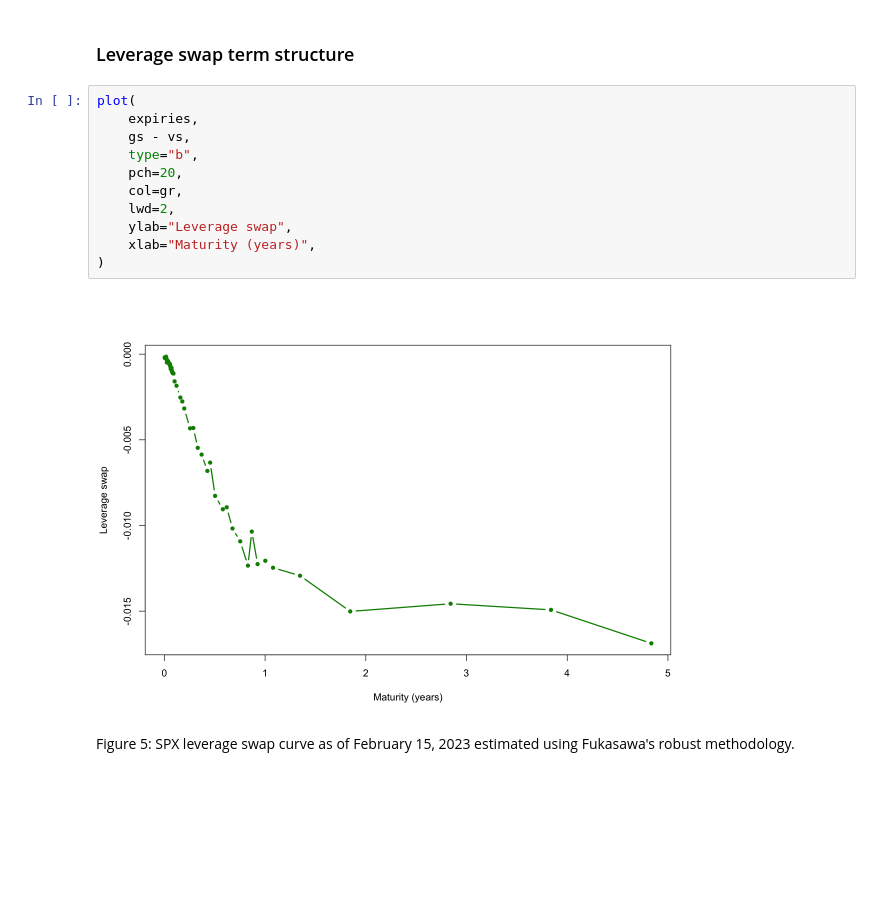
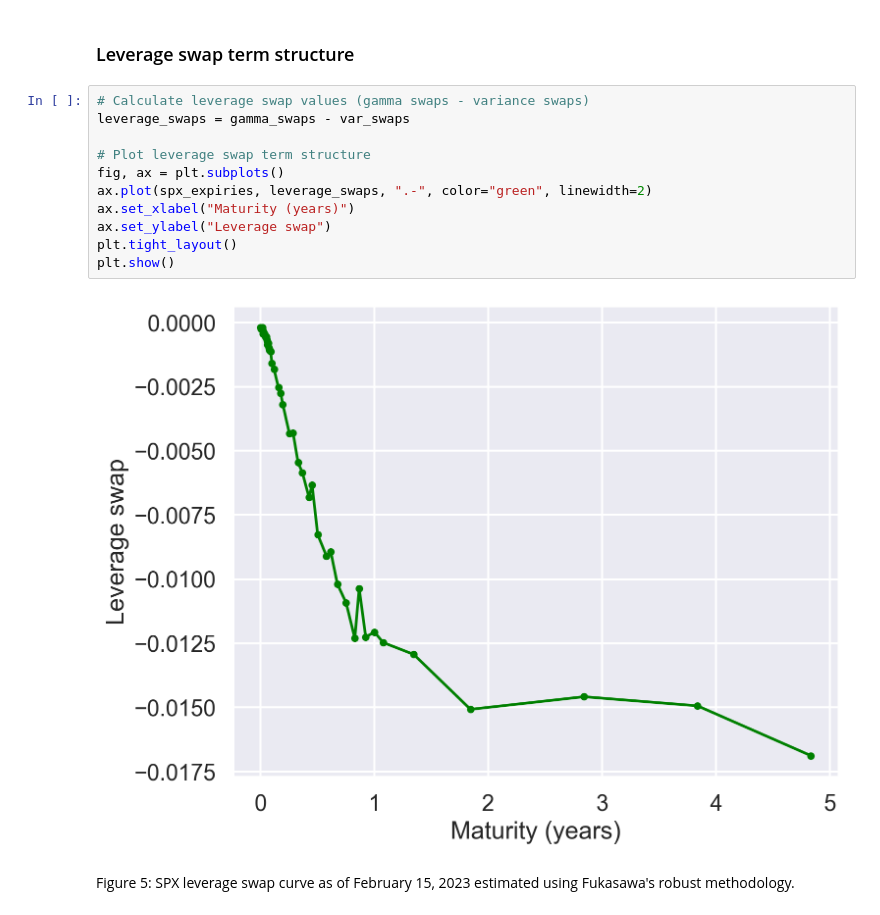
Before and after one commit to fbourgey/RoughVolatilityWorkshop, a Jupyter notebook: QM2024_3_Affine_models.ipynb, the cells around one changed output. Saved outputs shown, nothing was run; the diff lists cells and outputs as text; blank space fills up the shorter version.

```diff
--- a/QM2024_3_Affine_models.ipynb
+++ b/QM2024_3_Affine_models.ipynb
@@ -1348,19 +1335,19 @@ legend("topleft", inset = 0.02, c("Variance swap", "Gamma swap"), col = c(bl, rd
 Figure 4: SPX variance curve (blue) and gamma swap curve (red) as of February 15, 2023 estimated using Fukasawa's robust methodology.
 # %% [markdown]
 ### Leverage swap term structure
-# %%
-plot(
-    expiries,
-    gs - vs,
-    type="b",
-    pch=20,
-    col=gr,
-    lwd=2,
-    ylab="Leverage swap",
-    xlab="Maturity (years)",
-)
-# %% [output]
-[figure, removed]
+# %%
+# Calculate leverage swap values (gamma swaps - variance swaps)
+leverage_swaps = gamma_swaps - var_swaps
+
+# Plot leverage swap term structure
+fig, ax = plt.subplots()
+ax.plot(spx_expiries, leverage_swaps, ".-", color="green", linewidth=2)
+ax.set_xlabel("Maturity (years)")
+ax.set_ylabel("Leverage swap")
+plt.tight_layout()
+plt.show()
+# %% [output]
+[figure, added]
 # %% [markdown]
 Figure 5: SPX leverage swap curve as of February 15, 2023  estimated using Fukasawa's robust methodology.
 # %% [markdown]
```
Also changed, not shown: parts of 37 cells of this notebook, 6 other files.
